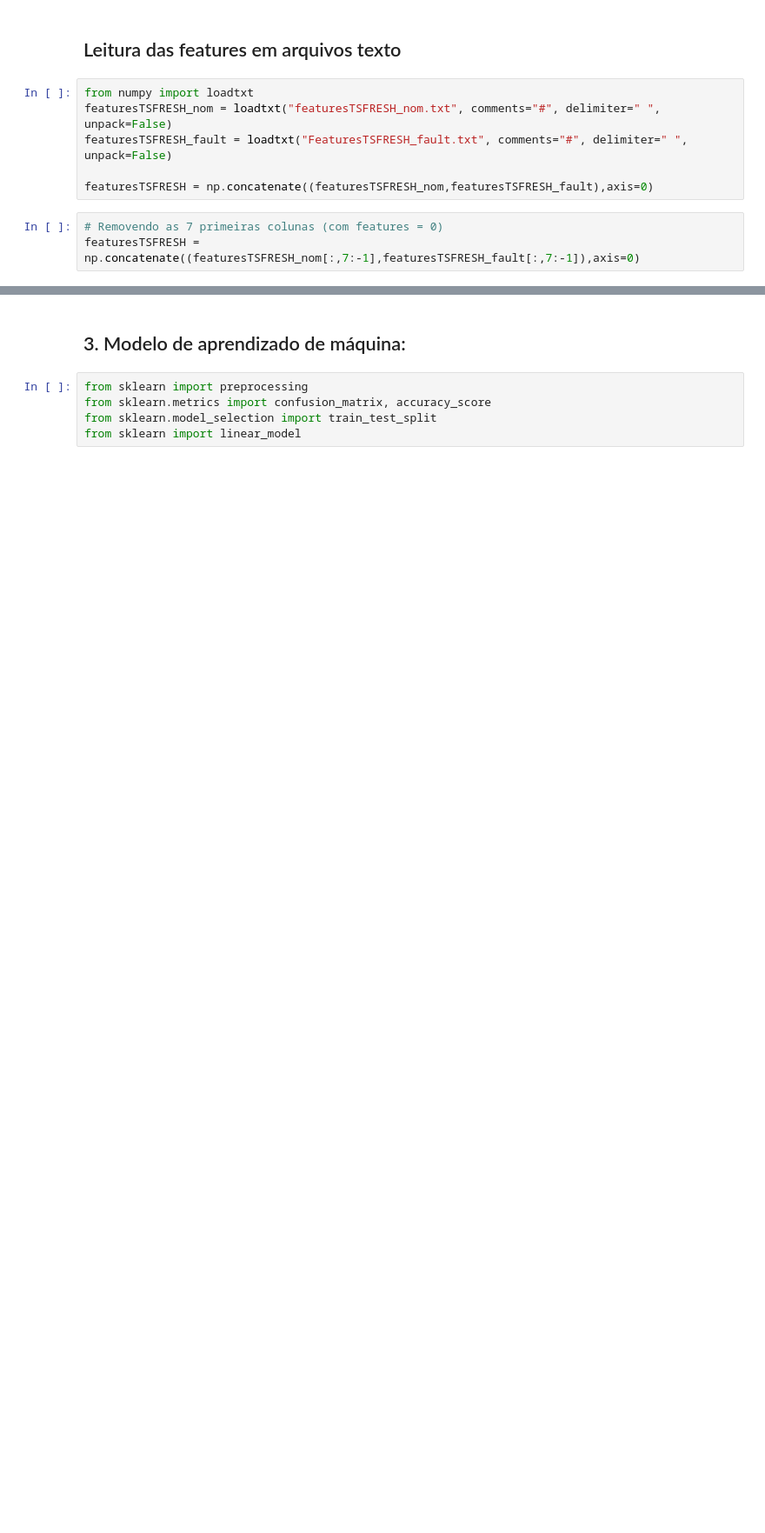
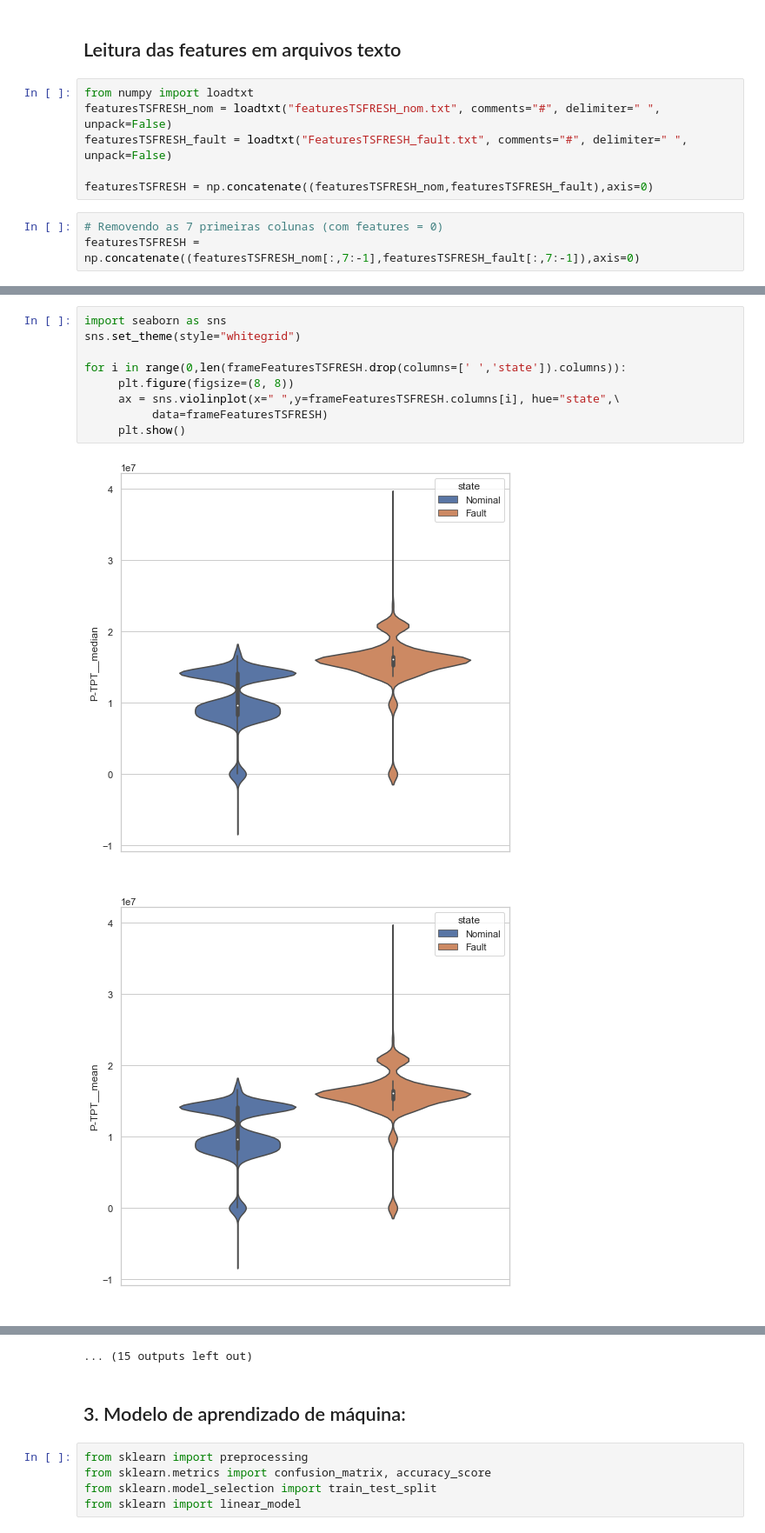
Before and after one commit to LuisSantoss/HIML, a Jupyter notebook: HIML_6_ MonteCarlo.ipynb, the cells around one changed output, grey strips where cells are left out. Shown at 87% size. Cells and saved outputs as stored; diff of their text form; blank space fills up the shorter version.

```diff
--- a/HIML_6_ MonteCarlo.ipynb
+++ b/HIML_6_ MonteCarlo.ipynb
@@ -390,0 +434,12 @@ y = np.concatenate((classe_falt,classe_nom), axis = 0)
+# %%
+import seaborn as sns
+sns.set_theme(style="whitegrid")
+
+for i in range(0,len(frameFeaturesTSFRESH.drop(columns=[' ','state']).columns)):
+     plt.figure(figsize=(8, 8))
+     ax = sns.violinplot(x=" ",y=frameFeaturesTSFRESH.columns[i], hue="state",\
+          data=frameFeaturesTSFRESH)
+     plt.show()
+# %% [output]
+[figure, added]
+[figure, added]
@@ -391,3 +456,4 @@ y = np.concatenate((classe_falt,classe_nom), axis = 0)
+... (15 outputs left out)
 # %% [markdown]
 ## 3. Modelo de aprendizado de máquina:
 # %%
```
Also changed, not shown: parts of 36 cells of this notebook, 1 other file.
